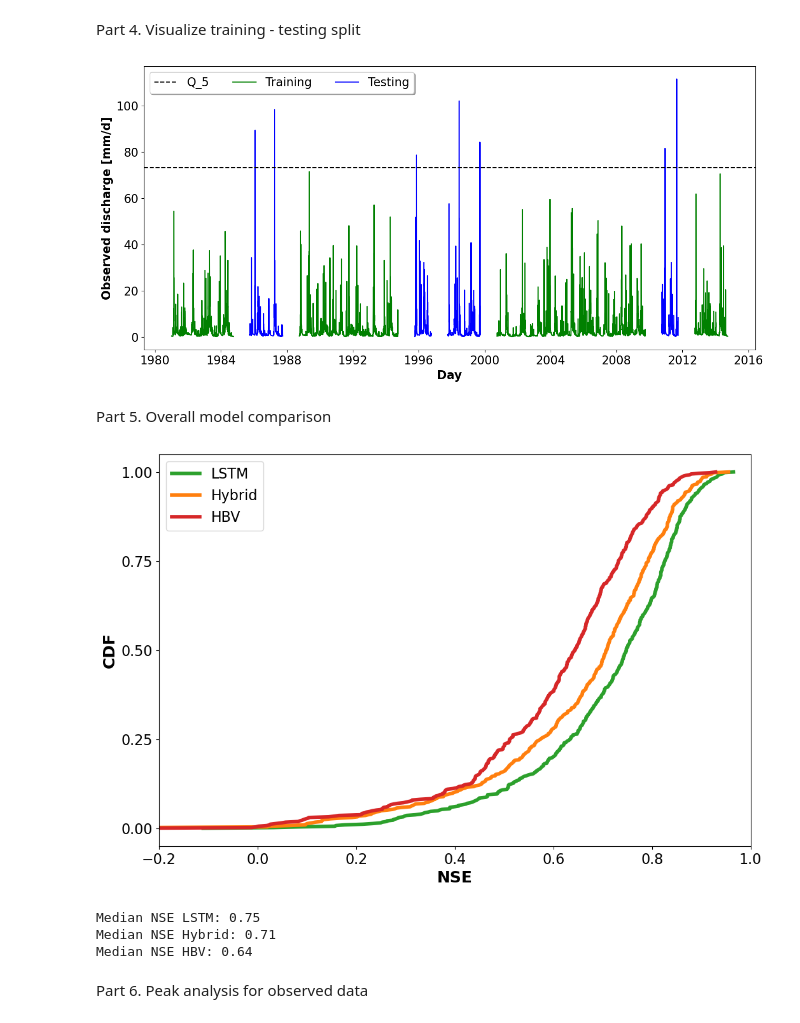
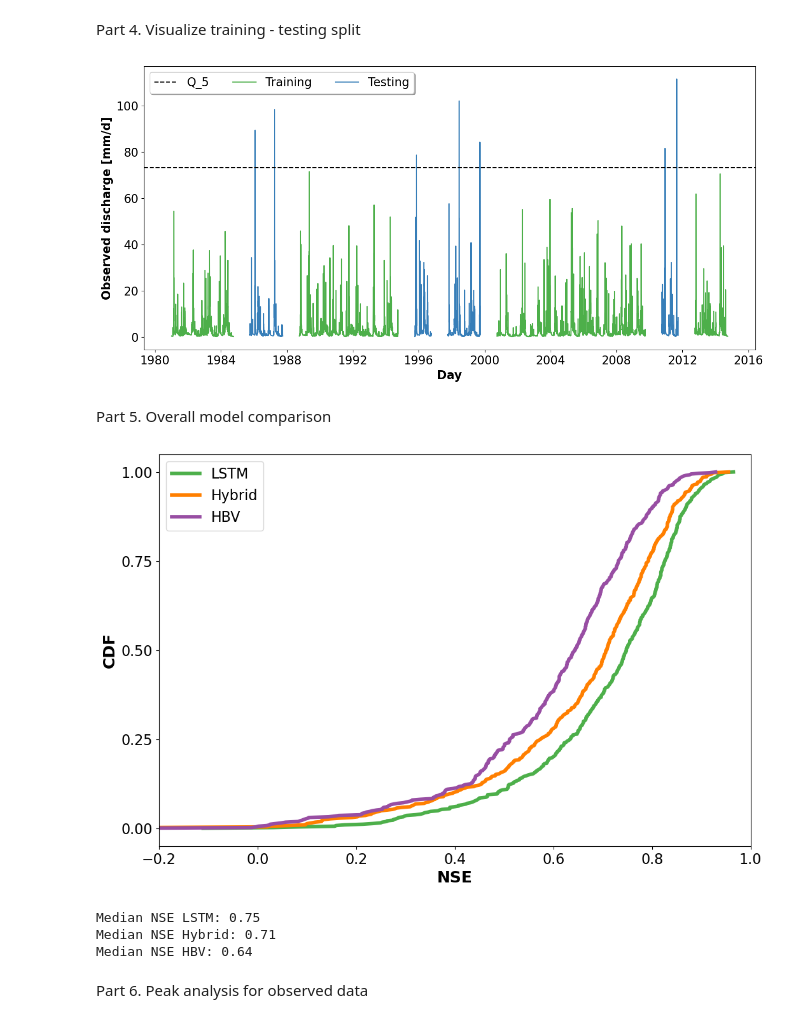
Before and after one commit to eduardoAcunaEspinoza/hybrid_extrapolation, a Jupyter notebook: results/Test_NH_Extrapolation.ipynb, the cells around one changed output. Saved outputs shown, nothing was run; the diff lists cells and outputs as text; code cells hidden in the pictures.

```diff
--- a/results/Test_NH_Extrapolation.ipynb
+++ b/results/Test_NH_Extrapolation.ipynb
@@ -23,29 +23,29 @@ Part 1. Initialize information
 # %%
 # paths to access the information
 path_entities = "../data/basin_id/basins_camels_us_531.txt"
-path_data = "../data/CAMELS_US"
+path_data = "../../Hy2DL/data/CAMELS_US"
 path_additional_features = "../data/CAMELS_US/pet_hargreaves.pickle"
 
 color_palette = {
-    "observed": "#1f77b4",
-    "LSTM": "#2ca02c",
-    "Hybrid": "#ff7f0e",
-    "HBV": "#d62728",
-    "benchmark": "#9467bd"
+    "observed": "#377eb8",
+    "LSTM": "#4daf4a",
+    "Hybrid": "#ff7f00",
+    "HBV": "#984ea3",
+    "benchmark": "#dede00"
     }
 
 path_train_split = "../data/CAMELS_US/train_split_file_new.p"
 path_test_split = "../data/CAMELS_US/test_split_file_new.p"
 path_discharge_statistics = "../data/CAMELS_US/camels_daily_return_periods.csv"
-path_results_HBV = "../Hy2DL/results/HBV_extrapolation/"
-path_results_hybrid = "../experiments/runs/hybrid_extrapolation_0607_111126/test/model_epoch020/test_results.p"
+path_results_HBV = "HBV_extrapolation/"
+path_results_hybrid = "hybrid_extrapolation_0607_111126/test/model_epoch020/test_results.p"
 
 # Ensemble of LSTMs
-path_results_LSTM = ["../experiments/runs/lstm_extrapolation_seed_100_0807_151158",
-                      "../experiments/runs/lstm_extrapolation_seed_200_0807_172235",
-                      "../experiments/runs/lstm_extrapolation_seed_300_0807_192832",
-                      "../experiments/runs/lstm_extrapolation_seed_400_0807_213630",
-                      "../experiments/runs/lstm_extrapolation_seed_500_0807_234238"]
+path_results_LSTM = ["lstm_extrapolation_seed_100_0807_151158",
+                      "lstm_extrapolation_seed_200_0807_172235",
+                      "lstm_extrapolation_seed_300_0807_192832",
+                      "lstm_extrapolation_seed_400_0807_213630",
+                      "lstm_extrapolation_seed_500_0807_234238"]
 
 # Whole period in which the hybrid models were run during testing. We then filter the dates of the specific testing
 # periods. 1980-12-31 is the first day in which we can make a prediction, because the data starts at 1980-01-01.
@@ -139,37 +139,37 @@ Part 4. Visualize training - testing split
 # %%
 basin_to_analyze = "01054200"
 plt.rcParams["figure.figsize"] = (15, 7)
 
 # Training
 for i, start_date in enumerate(dict_train[basin_to_analyze]["start_dates"]):
     date_range = pd.date_range(start_date, dict_train[basin_to_analyze]["end_dates"][i])
     df_training = observed_values[basin_to_analyze]["y_obs"][observed_values[basin_to_analyze]["y_obs"].index.isin(date_range)]
-    plt.plot(df_training, color="g")
+    plt.plot(df_training, color="#4daf4a")
 
 # Testing
 for i, start_date in enumerate(dict_test[basin_to_analyze]["start_dates"]):
     date_range = pd.date_range(start_date, dict_test[basin_to_analyze]["end_dates"][i])
     df_testing = observed_values[basin_to_analyze]["y_obs"][observed_values[basin_to_analyze]["y_obs"].index.isin(date_range)]
-    plt.plot(df_testing, color="b")
+    plt.plot(df_testing, color="#377eb8")
 
 # 5 year return period line
 discharge_statistics = pd.read_csv(path_discharge_statistics)
 discharge_statistics["basin"] = discharge_statistics["basin"].str.replace("CAMELS_", "")
 discharge_statistics.set_index("basin", inplace=True)
 plt.axhline(y=discharge_statistics.loc[basin_to_analyze, "5"], color="black", linestyle="--", label = "Q_5")
 
 # draw temporary red and blue lines and use them to create a legend
-plt.plot([], c="g", label="Training")
-plt.plot([], c="b", label="Testing")
+plt.plot([], color="#4daf4a", label="Training")
+plt.plot([], c="#377eb8", label="Testing")
 
 # Format plot
 plt.xlabel("Day", fontsize=16, fontweight="bold")
 plt.ylabel("Observed discharge [mm/d]", fontsize=16, fontweight="bold")
 plt.tick_params(axis="both", which="major", labelsize=16)
 plt.legend(loc="upper left",fontsize=16, shadow=True, ncol=3)
 plt.savefig("TrainingTestingSplit.png", bbox_inches="tight", pad_inches=0.1, dpi=300)
 # %% [output]
-[figure, old version]
+[figure, new version]
 # %% [markdown]
 Part 5. Overall model comparison
 # %%
@@ -208,7 +208,7 @@ print(f'Median NSE LSTM: {"%.2f" % df_NSE_comparison["NSE_LSTM"].median()}\
 \nMedian NSE Hybrid: {"%.2f" % df_NSE_comparison["NSE_Hybrid"].median()}\
 \nMedian NSE HBV: {"%.2f" % df_NSE_comparison["NSE_HBV"].median()}')
 # %% [output]
-[figure, old version]
+[figure, new version]
 Median NSE LSTM: 0.75
 Median NSE Hybrid: 0.71
 Median NSE HBV: 0.64
```
Also changed, not shown: parts of 6 cells of this notebook, 10 other files.
